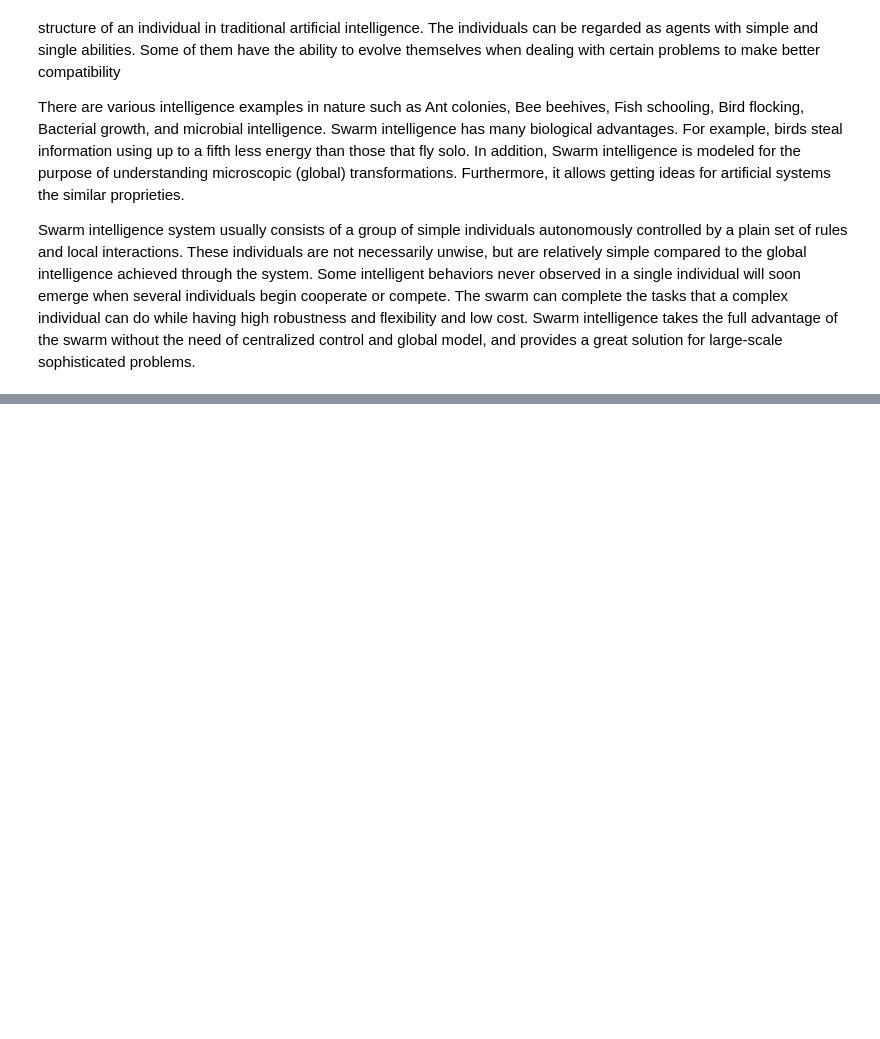
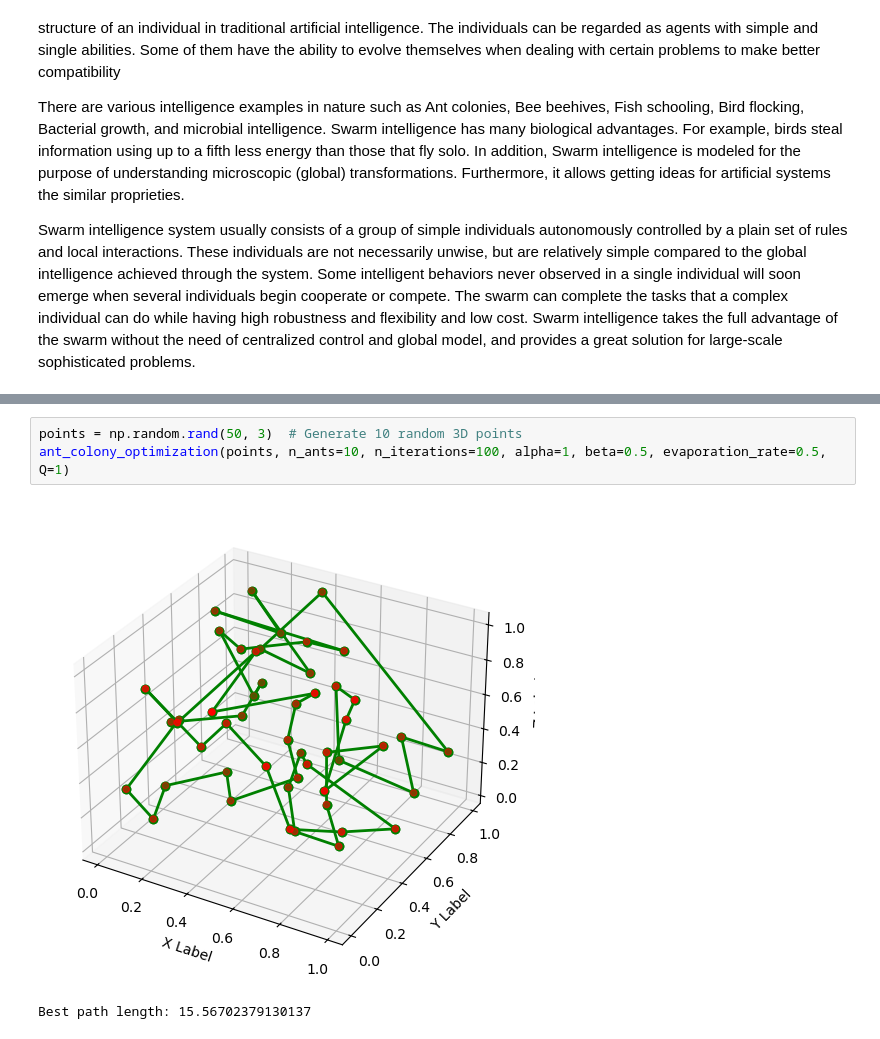
Before and after one commit to feradvk24/Math-Concepts-for-Developers, a Jupyter notebook: Course-Project/Ant Colony Optimization.ipynb, the cells around one changed output, grey strips where cells are left out. Saved outputs shown, nothing was run; the diff lists cells and outputs as text; blank space fills up the shorter version.

```diff
--- a/Course-Project/Ant Colony Optimization.ipynb
+++ b/Course-Project/Ant Colony Optimization.ipynb
@@ -93,0 +249,6 @@ $\Delta\tau_{i,j}$ is the amount of pheromone deposited. $\Delta\tau_{i,j}$ =  $
+# %%
+points = np.random.rand(50, 3)  # Generate 10 random 3D points
+ant_colony_optimization(points, n_ants=10, n_iterations=100, alpha=1, beta=0.5, evaporation_rate=0.5, Q=1)
+# %% [output]
+[figure, added]
+Best path length: 15.56702379130137
```
Also changed, not shown: parts of 13 cells of this notebook, 1 other file.
